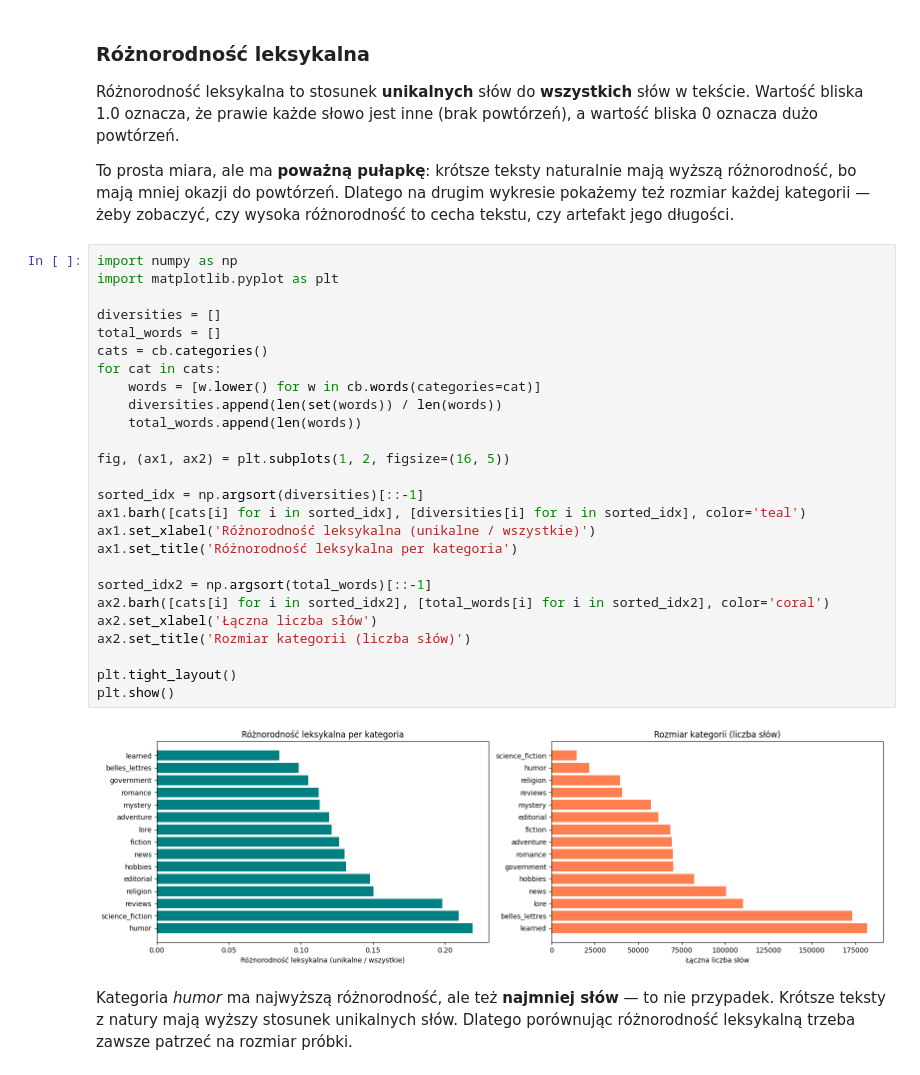
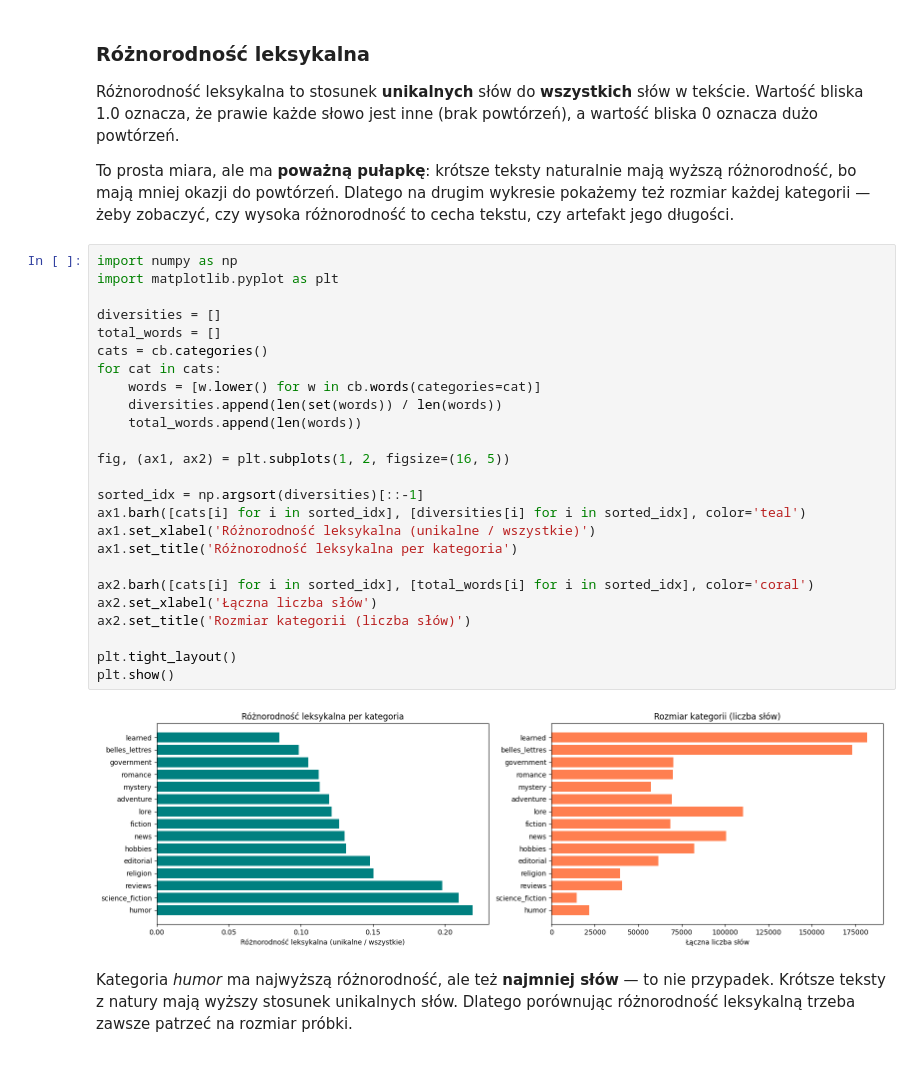
Before and after one commit to NXTRSS/MachineLearningCourse, a Jupyter notebook: Reprezentacja_tekstu.ipynb, the cells around one changed output. Drawn from its saved outputs; the diff is of its cells as text.

```diff
--- a/Reprezentacja_tekstu.ipynb
+++ b/Reprezentacja_tekstu.ipynb
@@ -214,31 +214,30 @@ To prosta miara, ale ma **poważną pułapkę**: krótsze teksty naturalnie maj
 # %%
 import numpy as np
 import matplotlib.pyplot as plt
 
 diversities = []
 total_words = []
 cats = cb.categories()
 for cat in cats:
     words = [w.lower() for w in cb.words(categories=cat)]
     diversities.append(len(set(words)) / len(words))
     total_words.append(len(words))
 
 fig, (ax1, ax2) = plt.subplots(1, 2, figsize=(16, 5))
 
 sorted_idx = np.argsort(diversities)[::-1]
 ax1.barh([cats[i] for i in sorted_idx], [diversities[i] for i in sorted_idx], color='teal')
 ax1.set_xlabel('Różnorodność leksykalna (unikalne / wszystkie)')
 ax1.set_title('Różnorodność leksykalna per kategoria')
 
-sorted_idx2 = np.argsort(total_words)[::-1]
-ax2.barh([cats[i] for i in sorted_idx2], [total_words[i] for i in sorted_idx2], color='coral')
+ax2.barh([cats[i] for i in sorted_idx], [total_words[i] for i in sorted_idx], color='coral')
 ax2.set_xlabel('Łączna liczba słów')
 ax2.set_title('Rozmiar kategorii (liczba słów)')
 
 plt.tight_layout()
 plt.show()
 # %% [output]
-[figure, old version]
+[figure, new version]
 # %% [markdown]
 Kategoria *humor* ma najwyższą różnorodność, ale też **najmniej słów** — to nie przypadek. Krótsze teksty z natury mają wyższy stosunek unikalnych słów. Dlatego porównując różnorodność leksykalną trzeba zawsze patrzeć na rozmiar próbki.
 # %% [markdown]
```
Also changed, not shown: parts of 13 cells of this notebook.
